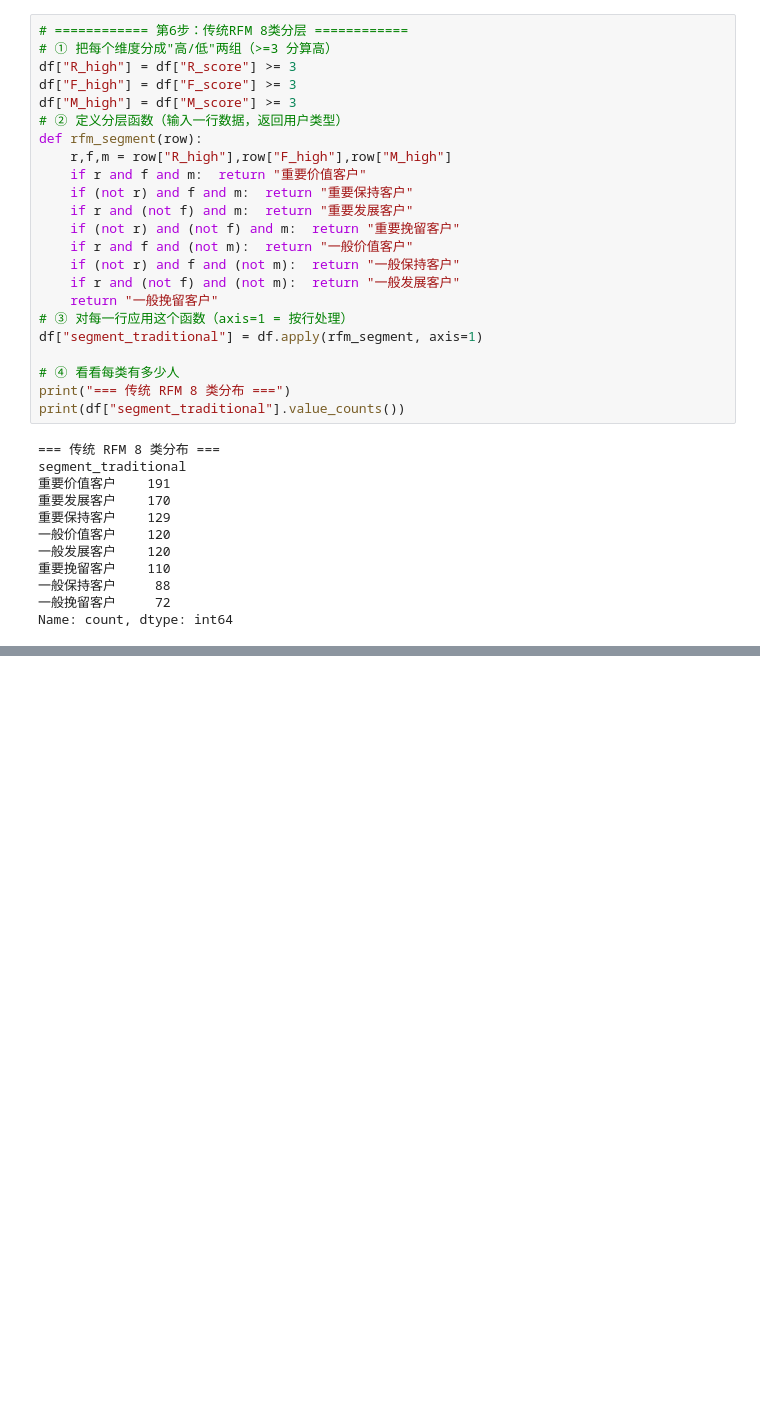
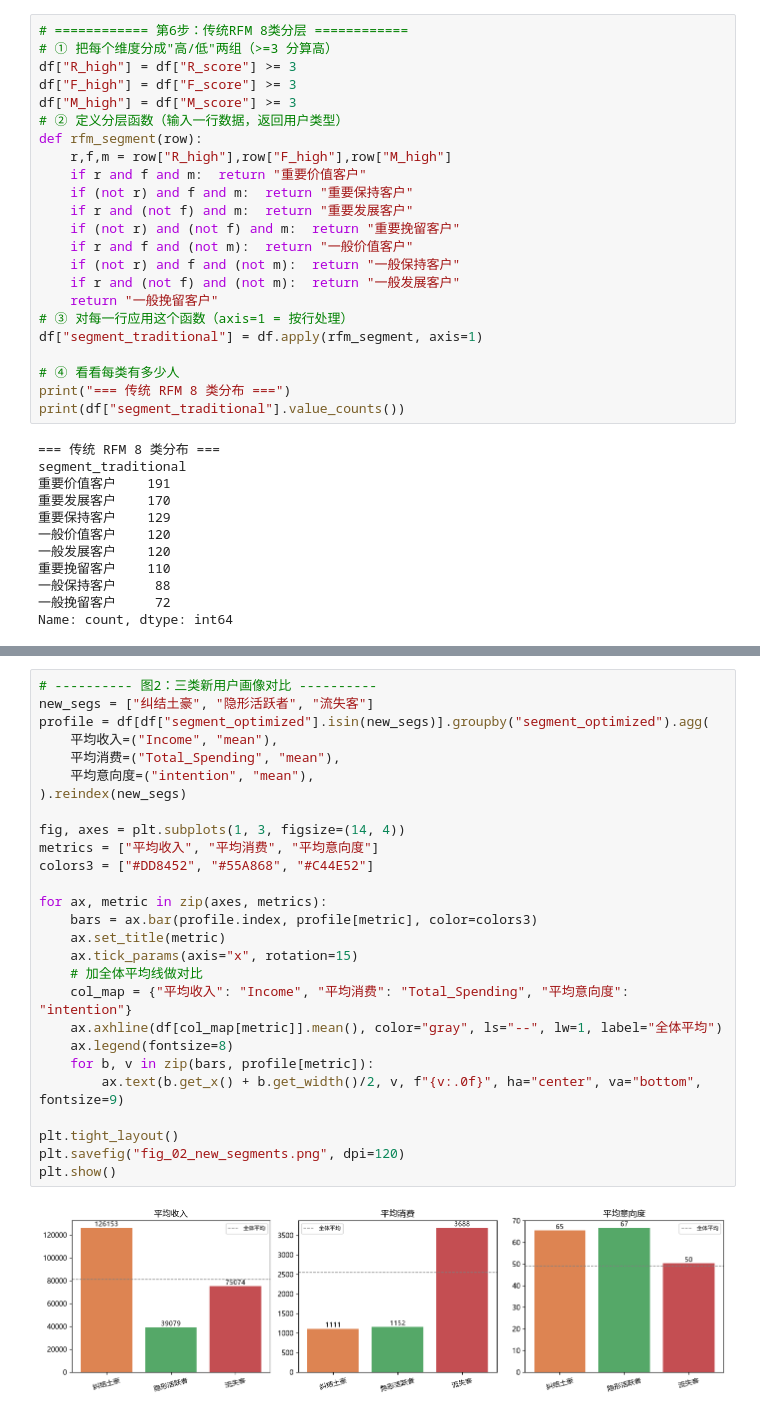
Before and after one commit to allenblithe/rfm-customer-segmentation, a Jupyter notebook: notebooks/rfm_analysis.ipynb, the cells around one changed output, grey strips where cells are left out. Saved outputs shown, nothing was run; the diff lists cells and outputs as text; blank space fills up the shorter version.

```diff
--- a/notebooks/rfm_analysis.ipynb
+++ b/notebooks/rfm_analysis.ipynb
@@ -294,0 +671,29 @@ Name: count, dtype: int64
+# %%
+# ---------- 图2：三类新用户画像对比 ----------
+new_segs = ["纠结土豪", "隐形活跃者", "流失客"]
+profile = df[df["segment_optimized"].isin(new_segs)].groupby("segment_optimized").agg(
+    平均收入=("Income", "mean"),
+    平均消费=("Total_Spending", "mean"),
+    平均意向度=("intention", "mean"),
+).reindex(new_segs)
+
+fig, axes = plt.subplots(1, 3, figsize=(14, 4))
+metrics = ["平均收入", "平均消费", "平均意向度"]
+colors3 = ["#DD8452", "#55A868", "#C44E52"]
+
+for ax, metric in zip(axes, metrics):
+    bars = ax.bar(profile.index, profile[metric], color=colors3)
+    ax.set_title(metric)
+    ax.tick_params(axis="x", rotation=15)
+    # 加全体平均线做对比
+    col_map = {"平均收入": "Income", "平均消费": "Total_Spending", "平均意向度": "intention"}
+    ax.axhline(df[col_map[metric]].mean(), color="gray", ls="--", lw=1, label="全体平均")
+    ax.legend(fontsize=8)
+    for b, v in zip(bars, profile[metric]):
+        ax.text(b.get_x() + b.get_width()/2, v, f"{v:.0f}", ha="center", va="bottom", fontsize=9)
+
+plt.tight_layout()
+plt.savefig("fig_02_new_segments.png", dpi=120)
+plt.show()
+# %% [output]
+[figure, added]
```
Also changed, not shown: parts of 12 cells of this notebook, 4 other files.
